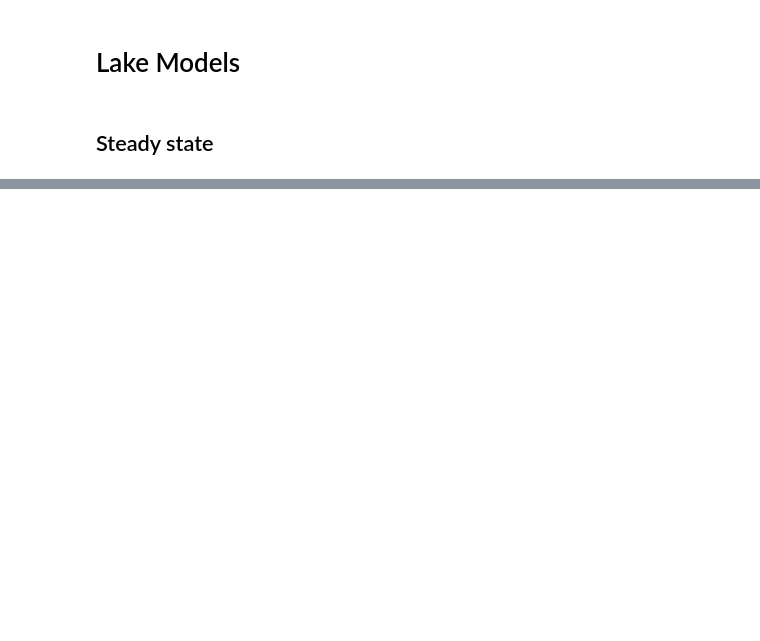
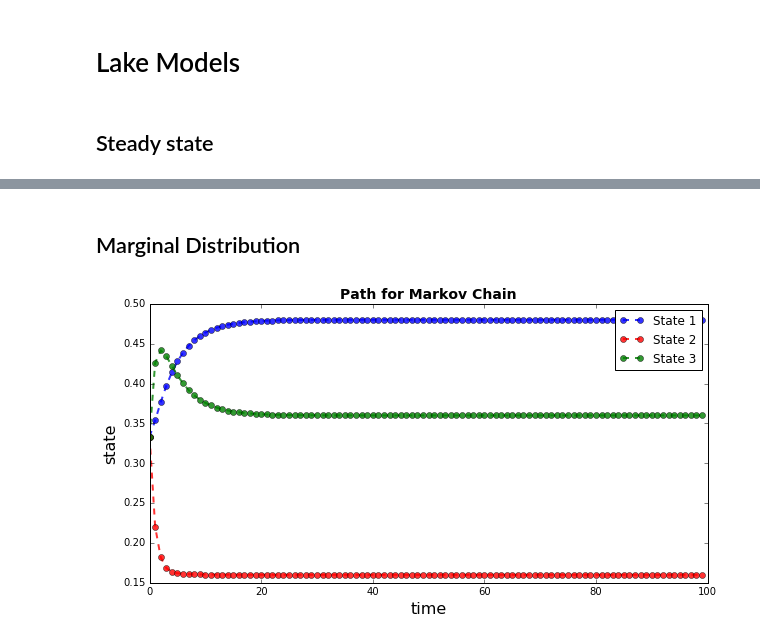
Before and after one commit to mmcky/nyu-econ-370, a Jupyter notebook: notebooks/Lake_model.ipynb, the cells around one changed output, grey strips where cells are left out. Saved outputs shown, nothing was run; the diff lists cells and outputs as text; code cells hidden in the pictures; blank space fills up the shorter version.

```diff
--- a/notebooks/Lake_model.ipynb
+++ b/notebooks/Lake_model.ipynb
@@ -112,0 +154,56 @@ plt.show()
+# %% [markdown]
+## Marginal Distribution
+# %%
+%matplotlib inline
+import numpy as np
+import matplotlib.pyplot as plt
+
+
+# Markov Chain
+
+
+
+# == parameters == #
+# N: number of states
+# P: Stochastic Matrix
+
+
+N = 3
+
+P = np.array(([0.9,0.1,0],[0.05,0.45,0.5],[1/9,1/9,7/9]))
+
+# T: number of periods for the transition
+
+T = 100
+
+# == set up the simulation and initialize the arrays == #
+
+d  = np.zeros((T,N))
+
+d[0,:]= np.array(([1/3,1/3,1/3]))
+
+# == Simulation == #
+
+for i in range(1,T):
+    d[i,:] = np.dot(d[i-1,:], P)
+
+
+
+# == Plots == #
+
+fig, ax = plt.subplots(figsize=(10, 5))
+ax.set_xlim(0, T)
+ax.set_xlabel(r'time', fontsize=16)
+ax.set_ylabel(r'state', fontsize=16)
+ax.plot(d[:,0], 'bo--', lw=2, alpha=0.8, label='State 1')
+ax.plot(d[:,1], 'ro--', lw=2, alpha=0.8, label='State 2')
+ax.plot(d[:,2], 'go--', lw=2, alpha=0.8, label='State 3')
+ax.legend(ncol=1)
+plt.title(r"Path for Markov Chain", fontsize=14, fontweight='bold')
+
+
+
+
+plt.show()
+# %% [output]
+[figure, added]
```
Also changed, not shown: parts of 3 cells of this notebook, 1 other file.
